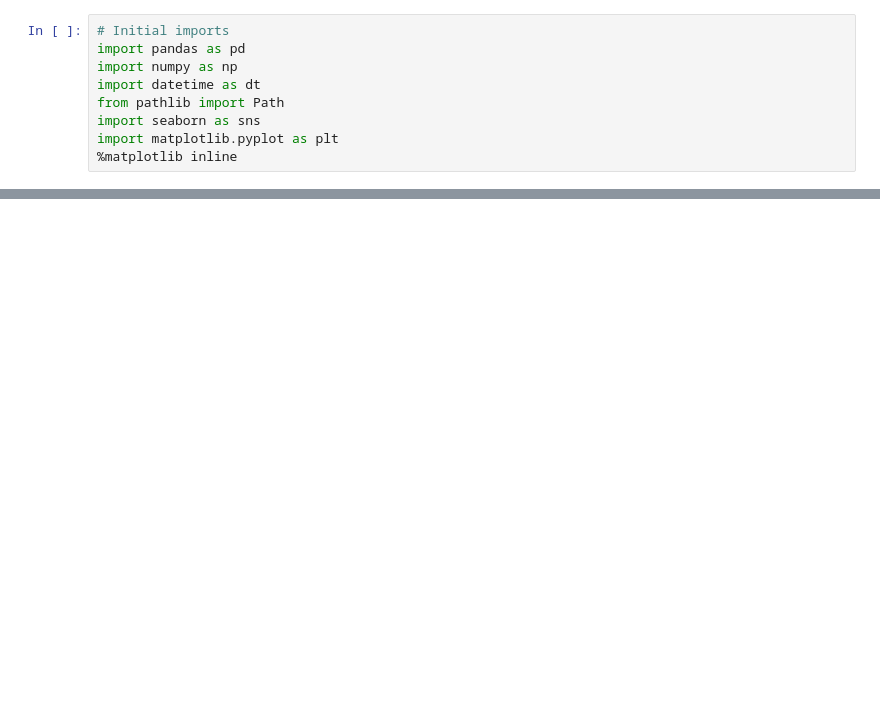
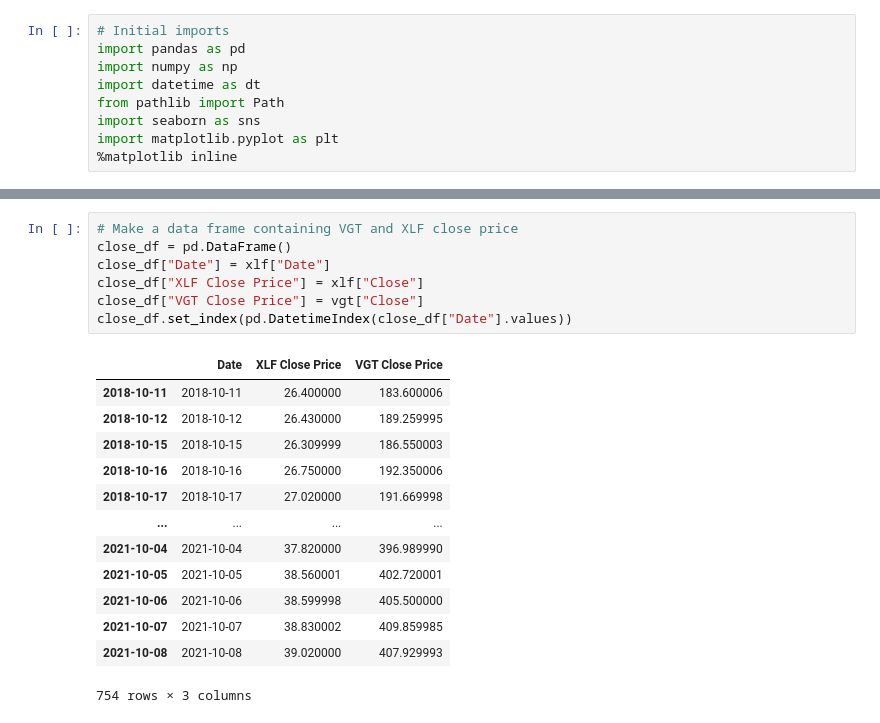
Before and after one commit to wesromero9/Project-1, a Jupyter notebook: Untitled.ipynb, the cells around one changed output, grey strips where cells are left out. Drawn from its saved outputs; the diff is of its cells as text; blank space fills up the shorter version.

```diff
--- a/Untitled.ipynb
+++ b/Untitled.ipynb
@@ -19,0 +38,21 @@ NameError: name 'dc' is not defined
+# %%
+# Make a data frame containing VGT and XLF close price
+close_df = pd.DataFrame()
+close_df["Date"] = xlf["Date"]
+close_df["XLF Close Price"] = xlf["Close"]
+close_df["VGT Close Price"] = vgt["Close"]
+close_df.set_index(pd.DatetimeIndex(close_df["Date"].values))
+# %% [output]
+|  | Date | XLF Close Price | VGT Close Price |
+| 2018-10-11 | 2018-10-11 | 26.400000 | 183.600006 |
+| 2018-10-12 | 2018-10-12 | 26.430000 | 189.259995 |
+| 2018-10-15 | 2018-10-15 | 26.309999 | 186.550003 |
+| 2018-10-16 | 2018-10-16 | 26.750000 | 192.350006 |
+| 2018-10-17 | 2018-10-17 | 27.020000 | 191.669998 |
+| ... | ... | ... | ... |
+| 2021-10-04 | 2021-10-04 | 37.820000 | 396.989990 |
+| 2021-10-05 | 2021-10-05 | 38.560001 | 402.720001 |
+| 2021-10-06 | 2021-10-06 | 38.599998 | 405.500000 |
+| 2021-10-07 | 2021-10-07 | 38.830002 | 409.859985 |
+| 2021-10-08 | 2021-10-08 | 39.020000 | 407.929993 |
+754 rows × 3 columns
```
Also changed, not shown: parts of 5 cells of this notebook.
